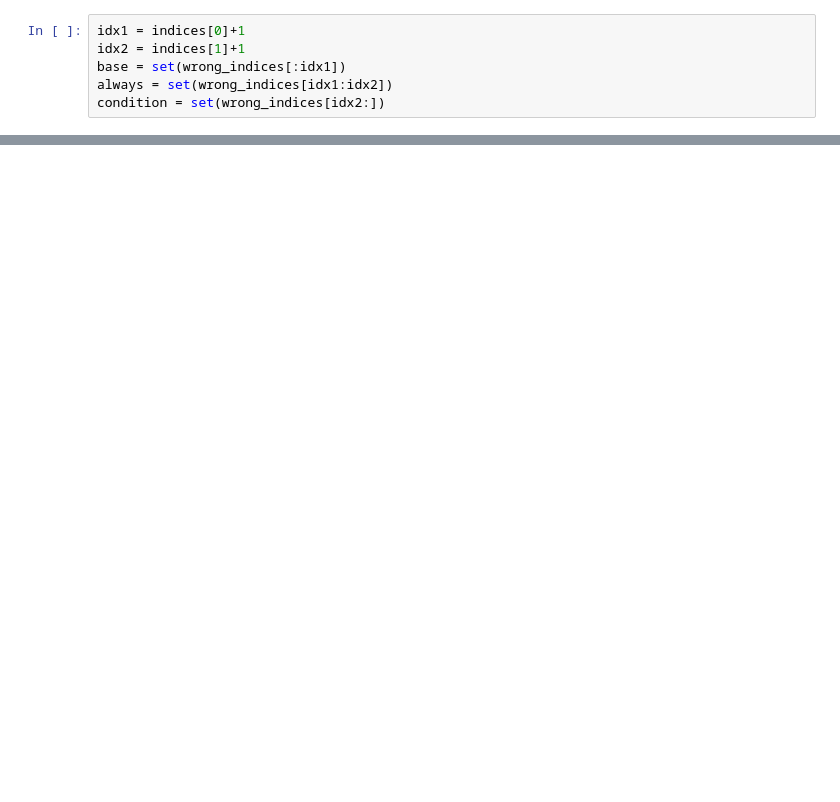
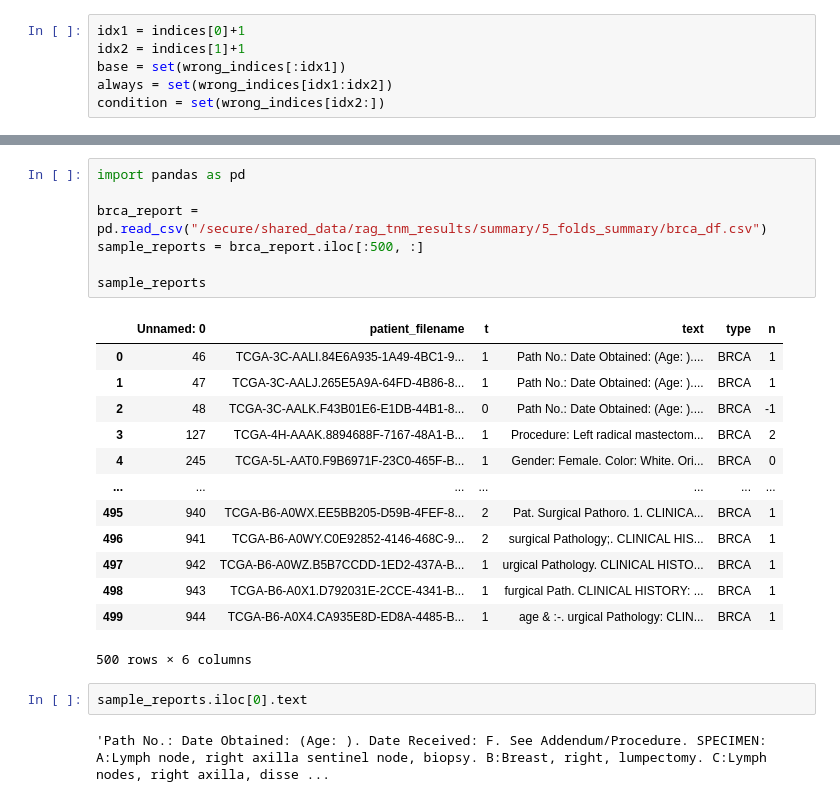
Before and after one commit to CYang-CCI-Lab/selfCorrectionAgent, a Jupyter notebook: analyze.ipynb, the cells around one changed output, grey strips where cells are left out. Saved outputs shown, nothing was run; the diff lists cells and outputs as text; blank space fills up the shorter version.

```diff
--- a/analyze.ipynb
+++ b/analyze.ipynb
@@ -106,0 +111,25 @@ len(always - base),always - base
+# %%
+import pandas as pd
+
+brca_report = pd.read_csv("/secure/shared_data/rag_tnm_results/summary/5_folds_summary/brca_df.csv")
+sample_reports = brca_report.iloc[:500, :]
+
+sample_reports
+# %% [output]
+|  | Unnamed: 0 | patient_filename | t | text | type | n |
+| 0 | 46 | TCGA-3C-AALI.84E6A935-1A49-4BC1-9... | 1 | Path No.: Date Obtained: (Age: ).... | BRCA | 1 |
+| 1 | 47 | TCGA-3C-AALJ.265E5A9A-64FD-4B86-8... | 1 | Path No.: Date Obtained: (Age: ).... | BRCA | 1 |
+| 2 | 48 | TCGA-3C-AALK.F43B01E6-E1DB-44B1-8... | 0 | Path No.: Date Obtained: (Age: ).... | BRCA | -1 |
+| 3 | 127 | TCGA-4H-AAAK.8894688F-7167-48A1-B... | 1 | Procedure: Left radical mastectom... | BRCA | 2 |
+| 4 | 245 | TCGA-5L-AAT0.F9B6971F-23C0-465F-B... | 1 | Gender: Female. Color: White. Ori... | BRCA | 0 |
+| ... | ... | ... | ... | ... | ... | ... |
+| 495 | 940 | TCGA-B6-A0WX.EE5BB205-D59B-4FEF-8... | 2 | Pat. Surgical Pathoro. 1. CLINICA... | BRCA | 1 |
+| 496 | 941 | TCGA-B6-A0WY.C0E92852-4146-468C-9... | 2 | surgical Pathology;. CLINICAL HIS... | BRCA | 1 |
+| 497 | 942 | TCGA-B6-A0WZ.B5B7CCDD-1ED2-437A-B... | 1 | urgical Pathology. CLINICAL HISTO... | BRCA | 1 |
+| 498 | 943 | TCGA-B6-A0X1.D792031E-2CCE-4341-B... | 1 | furgical Path. CLINICAL HISTORY: ... | BRCA | 1 |
+| 499 | 944 | TCGA-B6-A0X4.CA935E8D-ED8A-4485-B... | 1 | age & :-. urgical Pathology: CLIN... | BRCA | 1 |
+500 rows × 6 columns
+# %%
+sample_reports.iloc[0].text
+# %% [output]
+'Path No.: Date Obtained: (Age: ). Date Received: F. See Addendum/Procedure. SPECIMEN: A:Lymph node, right axilla sentinel node, biopsy. B:Breast, right, lumpectomy. C:Lymph nodes, right axilla, disse ...
```
Also changed, not shown: parts of 11 cells of this notebook, 3 other files.
